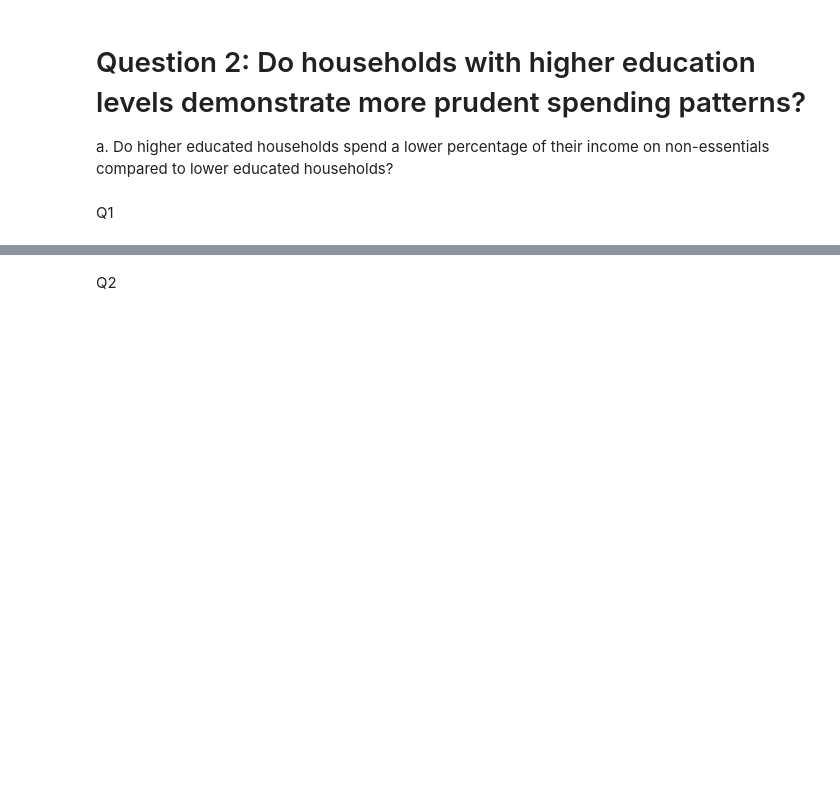
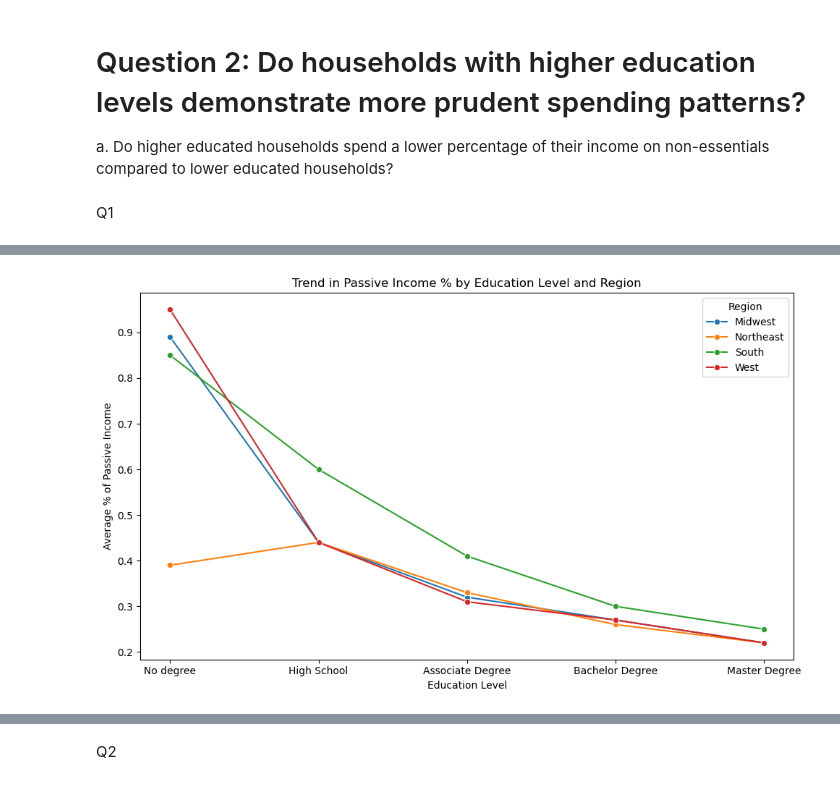
Before and after one commit to Leslygcruz/Educationproj, a Jupyter notebook: Education_capstone.ipynb, the cells around one changed output, grey strips where cells are left out. Saved outputs shown, nothing was run; the diff lists cells and outputs as text; code cells hidden in the pictures; blank space fills up the shorter version.

```diff
--- a/Education_capstone.ipynb
+++ b/Education_capstone.ipynb
@@ -694,0 +641,11 @@ Name: Non-essential expenditure % per capita, dtype: float64
+# %%
+plt.figure(figsize=(10, 6))
+sns.lineplot(data=percspending231median, x='Education level', y='Non-essential expenditure % per capita', hue='Region', marker='o')
+plt.title('Trend in Passive Income % by Education Level and Region')
+plt.xlabel('Education Level')
+plt.ylabel('Average % of Passive Income')
+plt.legend(title='Region')
+plt.tight_layout()
+plt.show()
+# %% [output]
+[figure, added]
```
Also changed, not shown: parts of 122 cells of this notebook, 2 other files.
